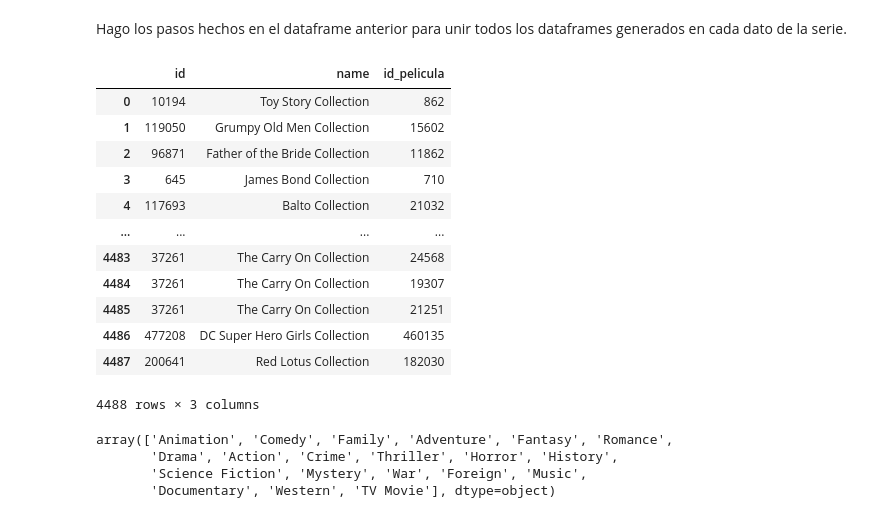
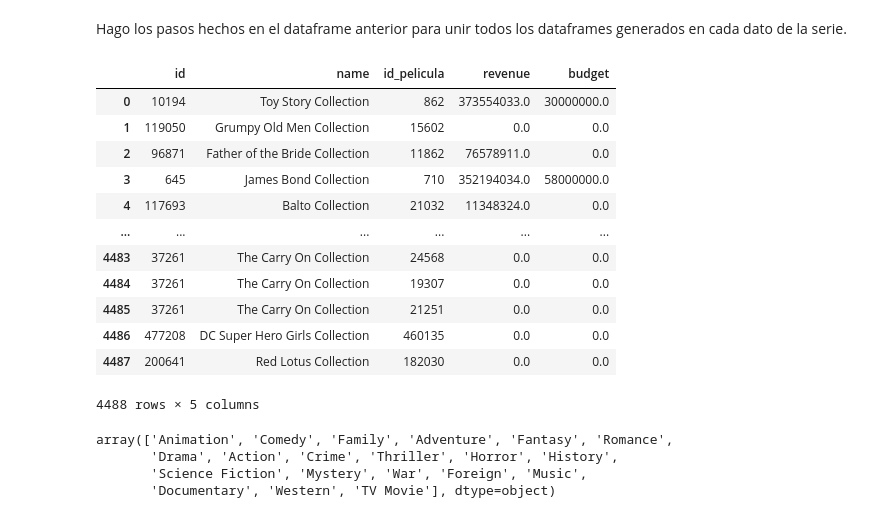
Before and after one commit to A-Lasso/Proyecto_Individual1, a Jupyter notebook: Codigo.ipynb, the cells around one changed output. Drawn from its saved outputs; the diff is of its cells as text; code cells hidden in the pictures.

```diff
--- a/Codigo.ipynb
+++ b/Codigo.ipynb
@@ -528,6 +530,8 @@ def desanidar_belongs(row):
     cast_data = ast.literal_eval(cast_data)
     desanidado = pd.json_normalize(cast_data)
     desanidado['id_pelicula'] = row['id_pelicula']
+    desanidado['revenue']=row['revenue']
+    desanidado['budget']=row['budget']
     return desanidado
 
 def desanidar_genres(row):
@@ -564,6 +568,7 @@ def desanidar_production_companies(row):
     cast_data = ast.literal_eval(row['production_companies'])
     desanidado = pd.json_normalize(cast_data)
     desanidado['id_pelicula'] = row['id_pelicula']
+    desanidado['revenue']=row['revenue']
     return desanidado
 # %% [markdown]
 Desanido todas las columnas
@@ -583,26 +588,26 @@ Hago los pasos hechos en el dataframe anterior para unir todos los dataframes ge
 # Hago lista a la serie para poder concatenar cada uno de los dataframes ahora enlistados
 
 des_belongs=list(des_belongs)
-df_belongs=pd.concat(des_belongs, ignore_index=True)
+df_belongs_to_collection=pd.concat(des_belongs, ignore_index=True)
 
 # Ahora repetimos lo mismo en el resto de df
 # %%
-df_belongs.drop(columns=["poster_path","backdrop_path"],inplace=True)
-df_belongs
+df_belongs_to_collection.drop(columns=["poster_path","backdrop_path"],inplace=True)
+df_belongs_to_collection
 # %% [output]
-|  | id | name | id_pelicula |
-| 0 | 10194 | Toy Story Collection | 862 |
-| 1 | 119050 | Grumpy Old Men Collection | 15602 |
-| 2 | 96871 | Father of the Bride Collection | 11862 |
-| 3 | 645 | James Bond Collection | 710 |
-| 4 | 117693 | Balto Collection | 21032 |
-| ... | ... | ... | ... |
-| 4483 | 37261 | The Carry On Collection | 24568 |
-| 4484 | 37261 | The Carry On Collection | 19307 |
-| 4485 | 37261 | The Carry On Collection | 21251 |
-| 4486 | 477208 | DC Super Hero Girls Collection | 460135 |
-| 4487 | 200641 | Red Lotus Collection | 182030 |
+|  | id | name | id_pelicula | revenue | budget |
+| 0 | 10194 | Toy Story Collection | 862 | 373554033.0 | 30000000.0 |
+| 1 | 119050 | Grumpy Old Men Collection | 15602 | 0.0 | 0.0 |
+| 2 | 96871 | Father of the Bride Collection | 11862 | 76578911.0 | 0.0 |
+| 3 | 645 | James Bond Collection | 710 | 352194034.0 | 58000000.0 |
+| 4 | 117693 | Balto Collection | 21032 | 11348324.0 | 0.0 |
+| ... | ... | ... | ... | ... | ... |
+| 4483 | 37261 | The Carry On Collection | 24568 | 0.0 | 0.0 |
+| 4484 | 37261 | The Carry On Collection | 19307 | 0.0 | 0.0 |
+| 4485 | 37261 | The Carry On Collection | 21251 | 0.0 | 0.0 |
+| 4486 | 477208 | DC Super Hero Girls Collection | 460135 | 0.0 | 0.0 |
+| 4487 | 200641 | Red Lotus Collection | 182030 | 0.0 | 0.0 |
-4488 rows × 3 columns
+4488 rows × 5 columns
 # %%
 # genres
 des_genres=list(des_genres)
```
Also changed, not shown: parts of 21 cells of this notebook, 2 other files.
